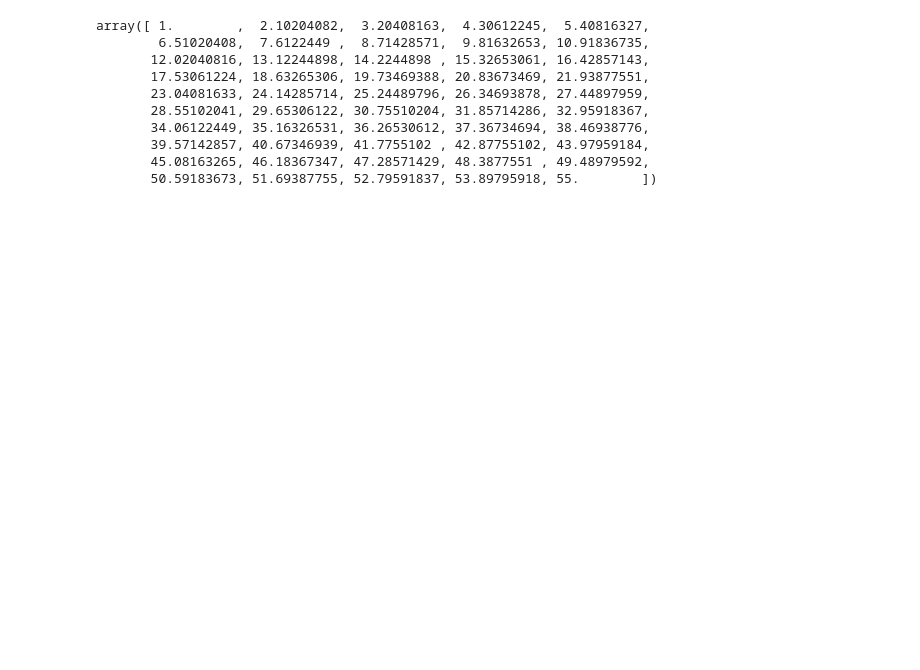
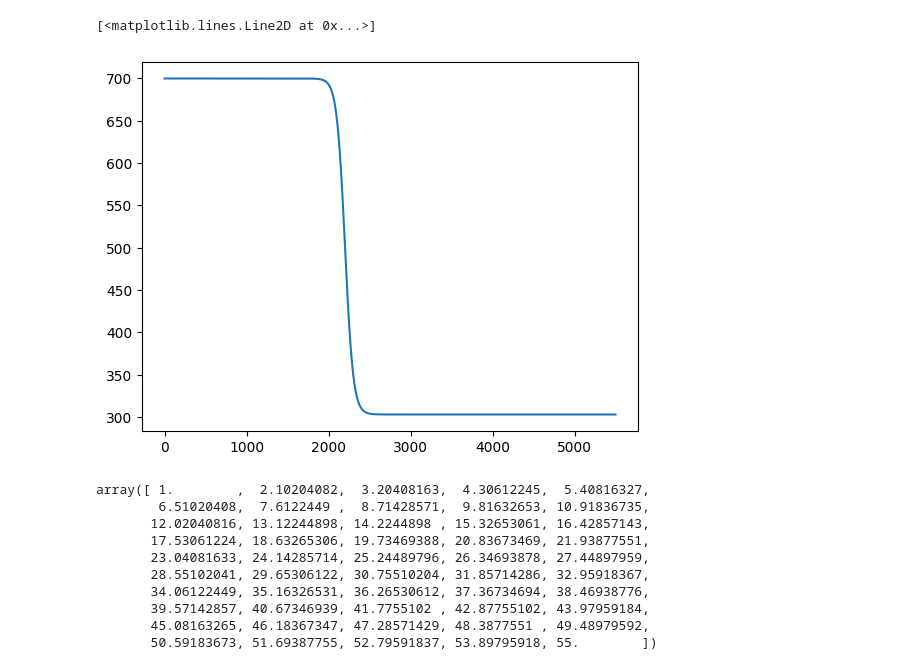
Before and after one commit to CaffineAddic/Flame_dianostics-temperature_profile_estimation_using_ML, a Jupyter notebook: Spectra_gen/Profile/Top_hat_profile.ipynb, the cells around one changed output. Drawn from its saved outputs; the diff is of its cells as text; code cells hidden in the pictures; blank space fills up the shorter version.

```diff
--- a/Spectra_gen/Profile/Top_hat_profile.ipynb
+++ b/Spectra_gen/Profile/Top_hat_profile.ipynb
@@ -20,12 +20,17 @@ def bolts(A2, A3, x, x_o):
     return(np.array(a), np.array(y))
 # %%
-# def bolts_int(A2, A3, x, x_o):
-#     A1 = 303
-#     b = A1 + (A2-A1)/(1+np.exp((x-x_o)/A3))
-#     return b
+def bolts_int(A2, A3, x, x_o):
+    A1 = 303
+    b = A1 + (A2-A1)/(1+np.exp((x-x_o)/A3))
+    return b
 # %%
-# A2 = 700
-# A3 = .5
-# x_o = 22
+A2 = 700
+A3 = .5
+x_o = 22
+# %%
+plt.plot(bolts_int(A2, A3, x, x_o))
+# %% [output]
+[<matplotlib.lines.Line2D at 0x...>]
+[figure, added]
 # %%
 A2 = np.linspace(303, 773, 50)
```
Also changed, not shown: parts of 13 cells of this notebook, 2 other files.
